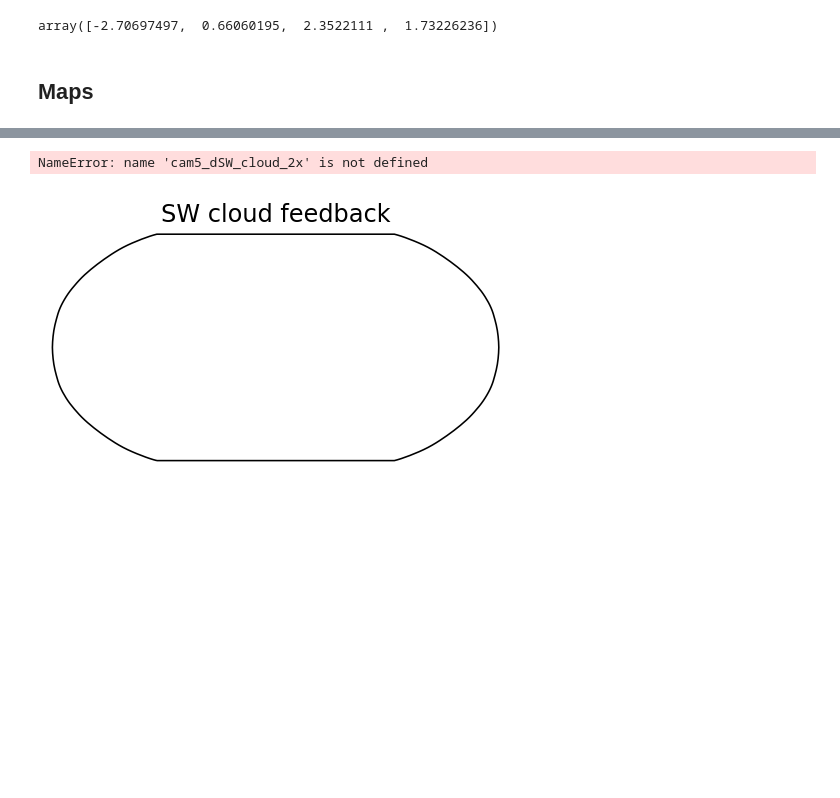
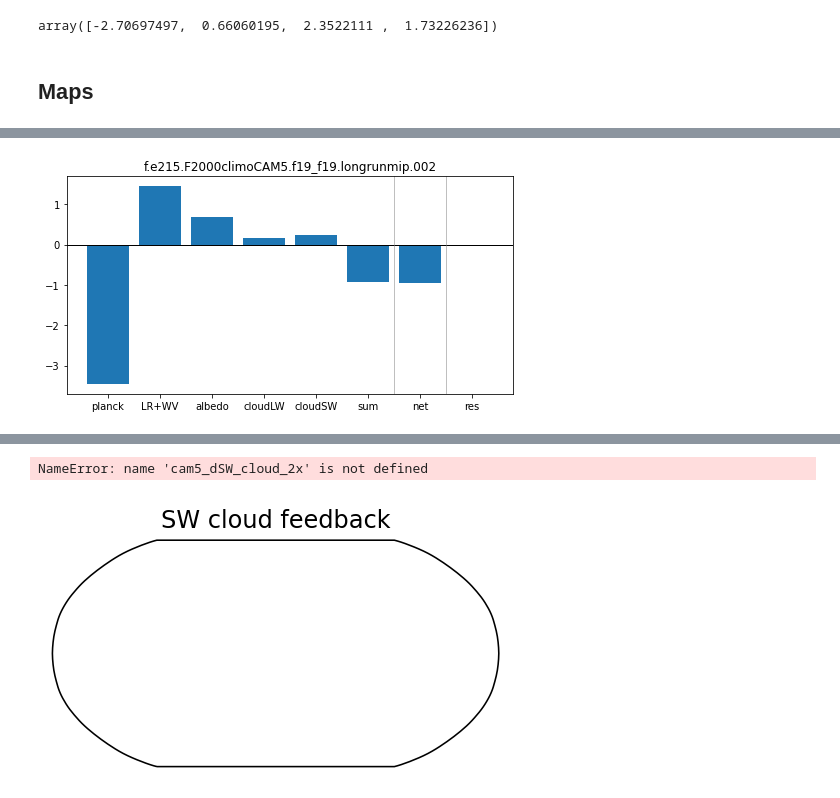
Before and after one commit to vtcooper/cam5-kernels, a Jupyter notebook: allkernel.ipynb, the cells around one changed output, grey strips where cells are left out. Saved outputs shown, nothing was run; the diff lists cells and outputs as text; code cells hidden in the pictures; blank space fills up the shorter version.

```diff
--- a/allkernel.ipynb
+++ b/allkernel.ipynb
@@ -924,0 +1011,11 @@ temp_gmean.drop('ts').to_array().sum()
+# %%
+plt.figure(figsize=(8,4))
+plt.bar(x=plotlist,height=temp_gmean[plotlist].to_array())
+
+plt.axhline(0,c='k',lw=1)
+plt.axvline(5.5,c='0.5',lw=0.5)
+plt.axvline(6.5,c='0.5',lw=0.5)
+plt.title(case)
+plt.show()
+# %% [output]
+[figure, added]
```
Also changed, not shown: parts of 43 cells of this notebook, 1 other file.
